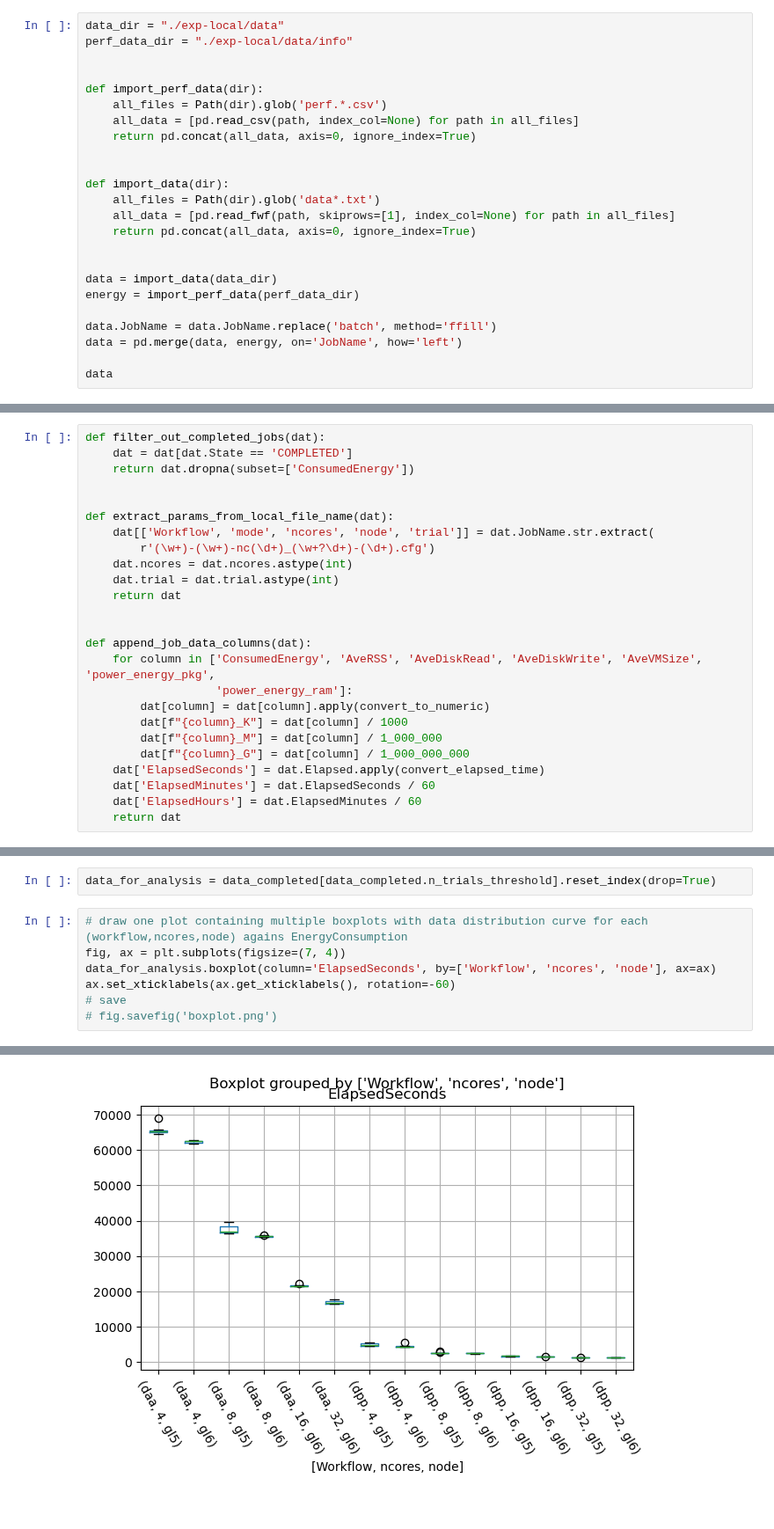
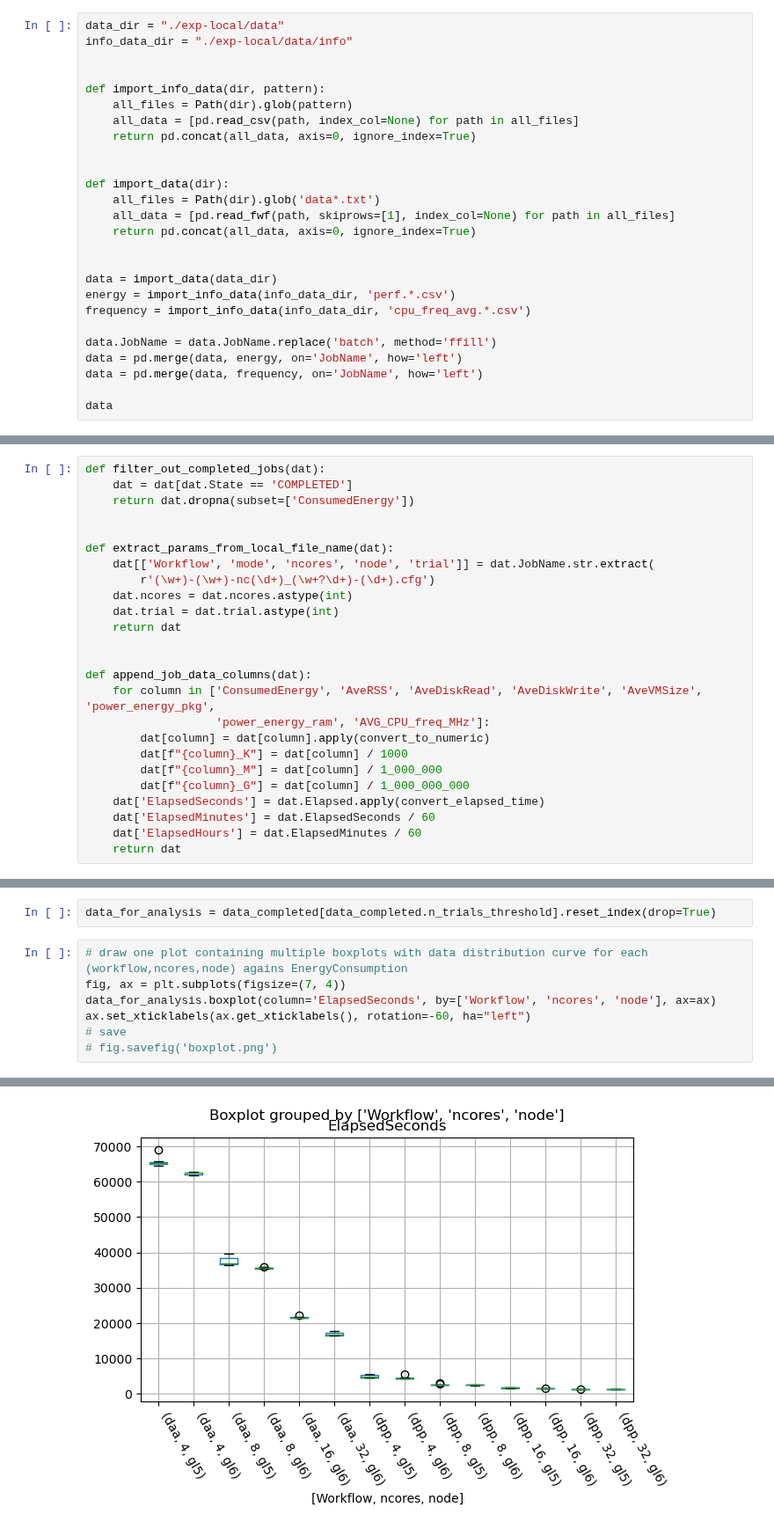
Before and after one commit to dmitrijs-voronovs/haddock-energy-consumption-optimization, a Jupyter notebook: data_analysis/OverallAnalysis.ipynb, the cells around one changed output, grey strips where cells are left out. Shown at 88% size. Cells and saved outputs as stored; diff of their text form.

Commit message:
Add plot of frequencies

```diff
--- a/data_analysis/OverallAnalysis.ipynb
+++ b/data_analysis/OverallAnalysis.ipynb
@@ -6,11 +6,11 @@ import regex as re
 from IPython.core.display_functions import display
 # %%
 data_dir = "./exp-local/data"
-perf_data_dir = "./exp-local/data/info"
+info_data_dir = "./exp-local/data/info"
 
 
-def import_perf_data(dir):
-    all_files = Path(dir).glob('perf.*.csv')
+def import_info_data(dir, pattern):
+    all_files = Path(dir).glob(pattern)
     all_data = [pd.read_csv(path, index_col=None) for path in all_files]
     return pd.concat(all_data, axis=0, ignore_index=True)
 
@@ -22,10 +22,12 @@ def import_data(dir):
 
 
 data = import_data(data_dir)
-energy = import_perf_data(perf_data_dir)
+energy = import_info_data(info_data_dir, 'perf.*.csv')
+frequency = import_info_data(info_data_dir, 'cpu_freq_avg.*.csv')
 
 data.JobName = data.JobName.replace('batch', method='ffill')
 data = pd.merge(data, energy, on='JobName', how='left')
+data = pd.merge(data, frequency, on='JobName', how='left')
 
 data
 # %% [output]
@@ -85,7 +87,7 @@ def extract_params_from_local_file_name(dat):
 
 def append_job_data_columns(dat):
     for column in ['ConsumedEnergy', 'AveRSS', 'AveDiskRead', 'AveDiskWrite', 'AveVMSize', 'power_energy_pkg',
-                   'power_energy_ram']:
+                   'power_energy_ram', 'AVG_CPU_freq_MHz']:
         dat[column] = dat[column].apply(convert_to_numeric)
         dat[f"{column}_K"] = dat[column] / 1000
         dat[f"{column}_M"] = dat[column] / 1_000_000
@@ -355,26 +357,26 @@ data_for_analysis = data_completed[data_completed.n_trials_threshold].reset_inde
 # %%
 # draw one plot containing multiple boxplots with data distribution curve for each (workflow,ncores,node) agains EnergyConsumption
 fig, ax = plt.subplots(figsize=(7, 4))
 data_for_analysis.boxplot(column='ElapsedSeconds', by=['Workflow', 'ncores', 'node'], ax=ax)
-ax.set_xticklabels(ax.get_xticklabels(), rotation=-60)
+ax.set_xticklabels(ax.get_xticklabels(), rotation=-60, ha="left")
 # save
 # fig.savefig('boxplot.png')
 # %% [output]
 [Text(1, 0, '(daa, 4, gl5)'),
  Text(2, 0, '(daa, 4, gl6)'),
  Text(3, 0, '(daa, 8, gl5)'),
  Text(4, 0, '(daa, 8, gl6)'),
  Text(5, 0, '(daa, 16, gl6)'),
  Text(6, 0, '(daa, 32, gl6)'),
  Text(7, 0, '(dpp, 4, gl5)'),
  Text(8, 0, '(dpp, 4, gl6)'),
  Text(9, 0, '(dpp, 8, gl5)'),
  Text(10, 0, '(dpp, 8, gl6)'),
  Text(11, 0, '(dpp, 16, gl5)'),
  Text(12, 0, '(dpp, 16, gl6)'),
  Text(13, 0, '(dpp, 32, gl5)'),
  Text(14, 0, '(dpp, 32, gl6)')]
-[figure, old version]
+[figure, new version]
 # %%
 # draw two plots based on workflow containing multiple boxplots with data_for_analysis distribution curve for each (ncores,node) agains ConsumedEnergy, then 2 plots agains AveRSS, AveDiskRead, AveDiskWrite, AveVMSize. Add titles to plots with workflow name. Make sure that it is one big plot that contains all the subplots.
 columns_to_plot = ['ElapsedHours', 'ConsumedEnergy_K', 'AveRSS_M', 'AveDiskRead_M', 'AveDiskWrite_M', 'AveVMSize_M',
```
Also changed, not shown: parts of 7 cells of this notebook, 9 other files.
